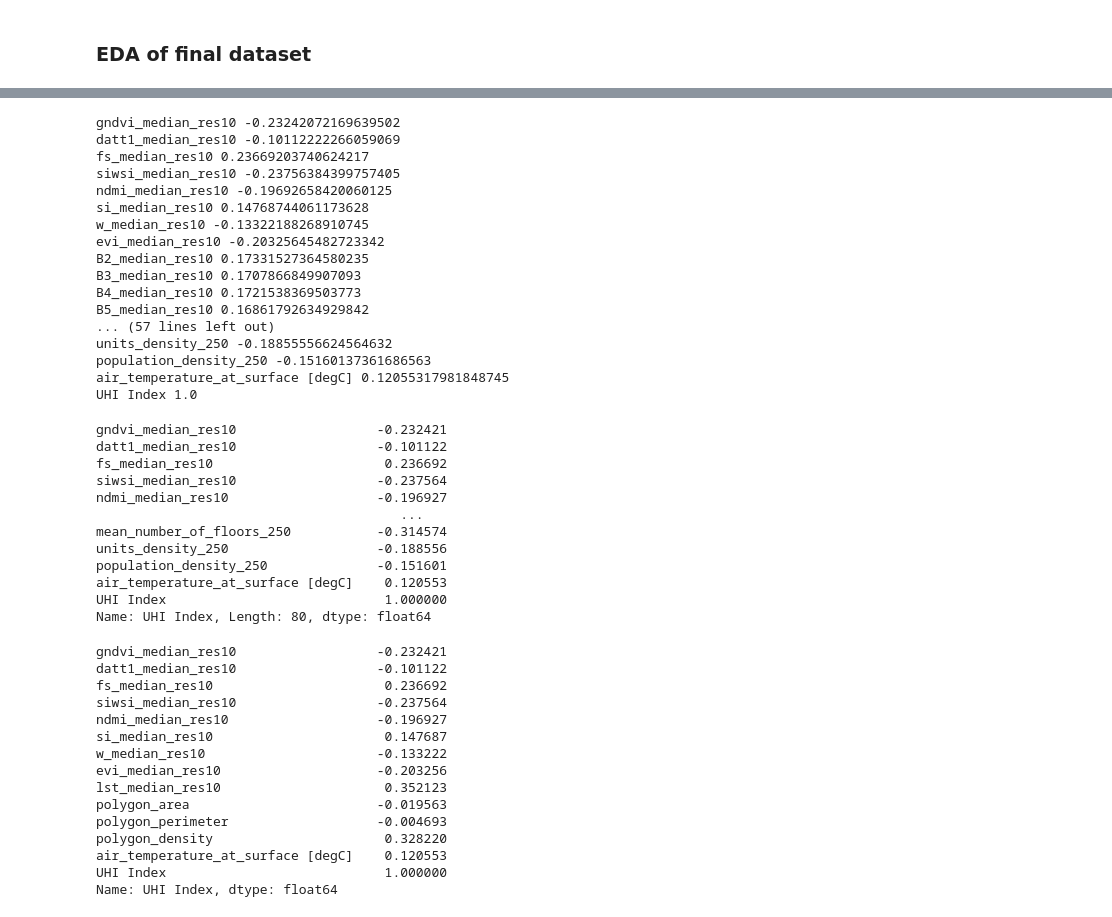
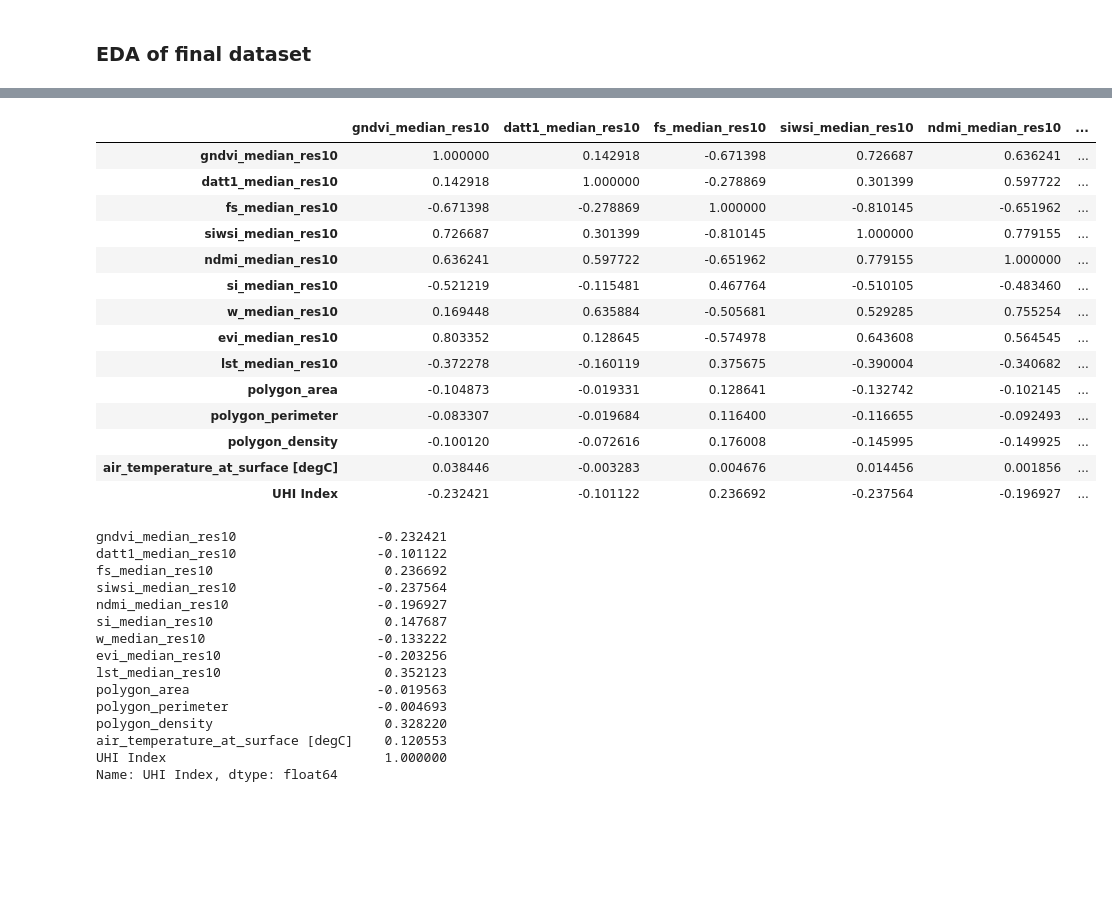
Before and after one commit to Santiq22/urban-heat-islands, a Jupyter notebook: notebooks/eda_final_dataset.ipynb, the cells around one changed output, grey strips where cells are left out. Drawn from its saved outputs; the diff is of its cells as text; code cells hidden in the pictures; blank space fills up the shorter version.

```diff
--- a/notebooks/eda_final_dataset.ipynb
+++ b/notebooks/eda_final_dataset.ipynb
@@ -114,39 +106,21 @@ spearman_cor = df.corr(method = 'spearman')
-# %%
-for column, uhi_corr in zip(spearman_cor.columns, spearman_cor['UHI Index']):
-    print(column, uhi_corr)
-# %% [output]
-gndvi_median_res10 -0.23242072169639502
-datt1_median_res10 -0.10112222266059069
-fs_median_res10 0.23669203740624217
-siwsi_median_res10 -0.23756384399757405
-ndmi_median_res10 -0.19692658420060125
-si_median_res10 0.14768744061173628
-w_median_res10 -0.13322188268910745
-evi_median_res10 -0.20325645482723342
-B2_median_res10 0.17331527364580235
-B3_median_res10 0.1707866849907093
-B4_median_res10 0.1721538369503773
-B5_median_res10 0.16861792634929842
-... (57 lines left out)
-units_density_250 -0.18855556624564632
-population_density_250 -0.15160137361686563
-air_temperature_at_surface [degC] 0.12055317981848745
-UHI Index 1.0
-# %%
-spearman_cor['UHI Index']
-# %% [output]
-gndvi_median_res10                  -0.232421
-datt1_median_res10                  -0.101122
-fs_median_res10                      0.236692
-siwsi_median_res10                  -0.237564
-ndmi_median_res10                   -0.196927
-                                       ...
-mean_number_of_floors_250           -0.314574
-units_density_250                   -0.188556
-population_density_250              -0.151601
-air_temperature_at_surface [degC]    0.120553
-UHI Index                            1.000000
-Name: UHI Index, Length: 80, dtype: float64
+# %%
+df.corr(method = 'spearman')
+# %% [output]
+|  | gndvi_median_res10 | datt1_median_res10 | fs_median_res10 | siwsi_median_res10 | ndmi_median_res10 | ... |
+| gndvi_median_res10 | 1.000000 | 0.142918 | -0.671398 | 0.726687 | 0.636241 | ... |
+| datt1_median_res10 | 0.142918 | 1.000000 | -0.278869 | 0.301399 | 0.597722 | ... |
+| fs_median_res10 | -0.671398 | -0.278869 | 1.000000 | -0.810145 | -0.651962 | ... |
+| siwsi_median_res10 | 0.726687 | 0.301399 | -0.810145 | 1.000000 | 0.779155 | ... |
+| ndmi_median_res10 | 0.636241 | 0.597722 | -0.651962 | 0.779155 | 1.000000 | ... |
+| si_median_res10 | -0.521219 | -0.115481 | 0.467764 | -0.510105 | -0.483460 | ... |
+| w_median_res10 | 0.169448 | 0.635884 | -0.505681 | 0.529285 | 0.755254 | ... |
+| evi_median_res10 | 0.803352 | 0.128645 | -0.574978 | 0.643608 | 0.564545 | ... |
+| lst_median_res10 | -0.372278 | -0.160119 | 0.375675 | -0.390004 | -0.340682 | ... |
+| polygon_area | -0.104873 | -0.019331 | 0.128641 | -0.132742 | -0.102145 | ... |
+| polygon_perimeter | -0.083307 | -0.019684 | 0.116400 | -0.116655 | -0.092493 | ... |
+| polygon_density | -0.100120 | -0.072616 | 0.176008 | -0.145995 | -0.149925 | ... |
+| air_temperature_at_surface [degC] | 0.038446 | -0.003283 | 0.004676 | 0.014456 | 0.001856 | ... |
+| UHI Index | -0.232421 | -0.101122 | 0.236692 | -0.237564 | -0.196927 | ... |
 # %%
 df.corr(method = 'spearman')['UHI Index']
 # %% [output]
```
Also changed, not shown: parts of 30 cells of this notebook, 24 other files.
